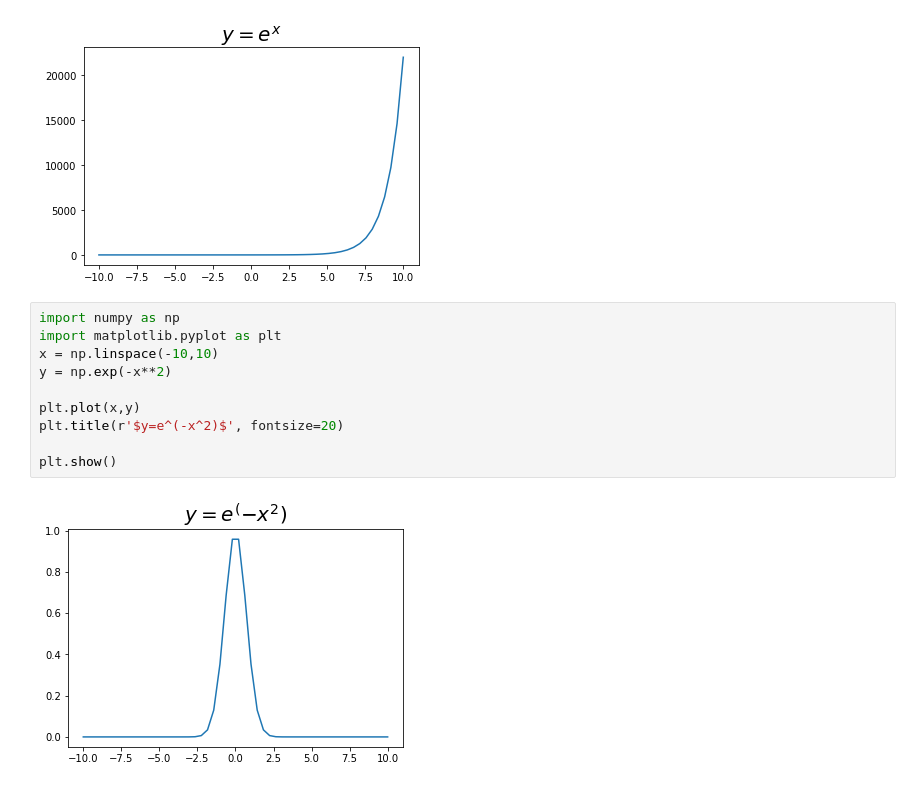
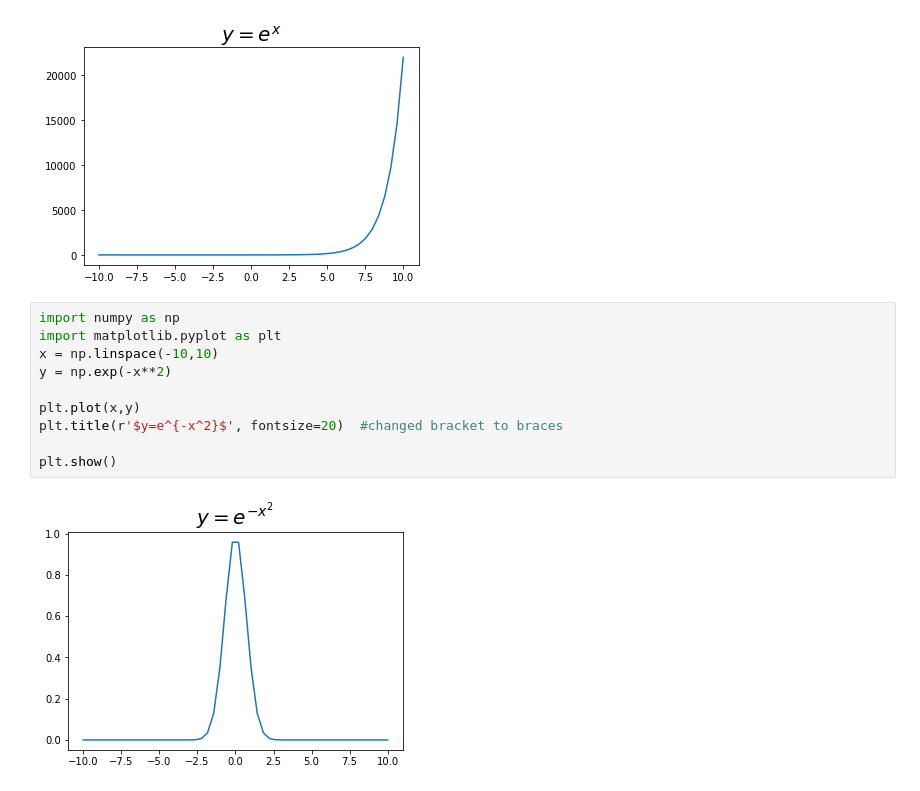
Before and after one commit to Andrewseltzer/Andrewseltzer, a Jupyter notebook: Andrew Seltzer_2023_Lab_1.ipynb, the cells around one changed output. Cells and saved outputs as stored; diff of their text form.

```diff
--- a/Andrew Seltzer_2023_Lab_1.ipynb
+++ b/Andrew Seltzer_2023_Lab_1.ipynb
@@ -319,12 +319,12 @@ plt.show()
 # %%
 import numpy as np
 import matplotlib.pyplot as plt
 x = np.linspace(-10,10)
 y = np.exp(-x**2)
 
 plt.plot(x,y)
-plt.title(r'$y=e^(-x^2)$', fontsize=20)
+plt.title(r'$y=e^{-x^2}$', fontsize=20)  #changed bracket to braces
 
 plt.show()
 # %% [output]
-[figure, old version]
+[figure, new version]
```
